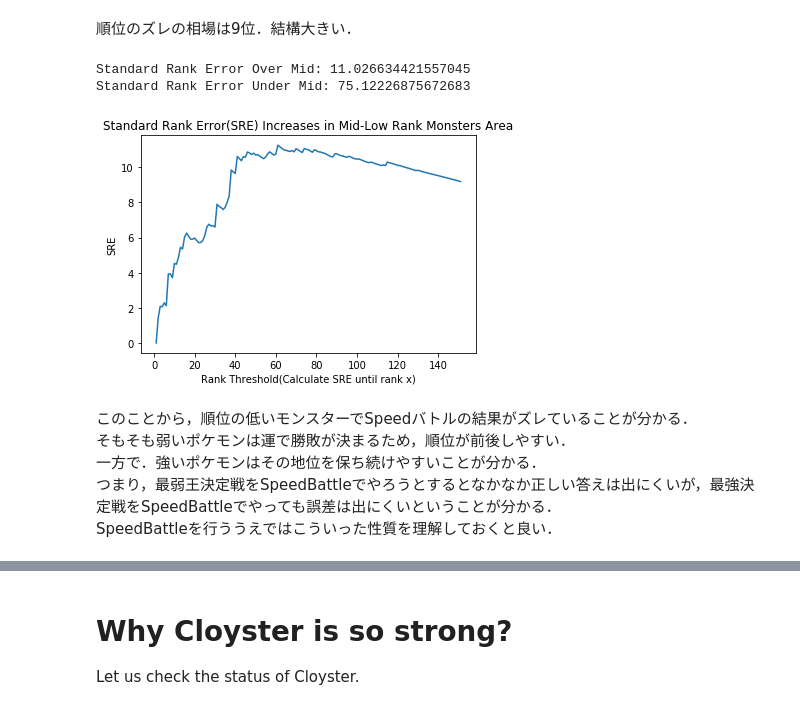
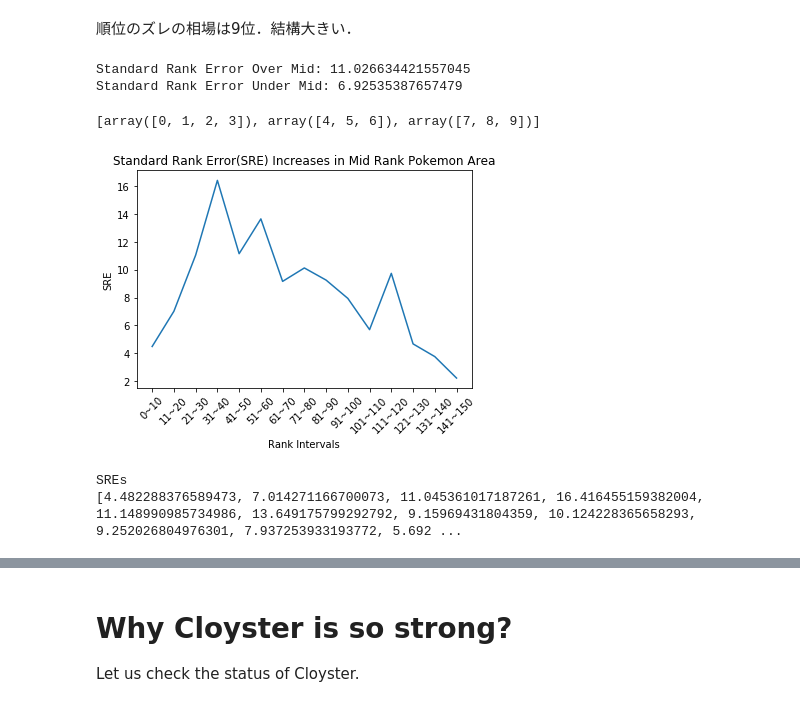
Before and after one commit to fuurin/CSFundImageProcessing, a Jupyter notebook: 第3回.ipynb, the cells around one changed output, grey strips where cells are left out. Saved outputs shown, nothing was run; the diff lists cells and outputs as text; code cells hidden in the pictures.

```diff
--- a/第3回.ipynb
+++ b/第3回.ipynb
@@ -119,0 +122,13 @@ for name,listOfTypes in listOfNamesAndTypes:
+# %%
+def copyMonster(p):
+    return Monster(*[copy(f) for f in p])
+
+p1 = copyMonster(pokeList[np.random.randint(0, len(pokeList))])
+p2 = copyMonster(t1)
+print(p1)
+print(p2)
+
+p1.hitpoint[1] = 0
+
+print(p1)
+print(p2)
@@ -343,11 +351,13 @@ Pinsir is out of normal ranking top 10
 どうやら実際の順位とのズレはあまりなさそう．
 実際の順位との距離の相場，すなわち順位の二乗誤差を取ってみる．
 # %%
-def std_rank_error(ranking):
+def std_rank_error(ranking, offset=0, verbose=False):
     normal_ranking_list = list(normal_ranking)
     ranking_error = []
     for rank, p in enumerate(ranking):
-        ranking_error.append((normal_ranking_list.index(p) - rank) ** 2)
+        diff = (normal_ranking_list.index(p) - rank - offset)
+        if verbose: print(rank, normal_ranking_list.index(p), p.name, diff)
+        ranking_error.append(diff ** 2)
 
     return math.sqrt(sum(ranking_error) / len(ranking_error))
 
@@ -358,23 +368,29 @@ Standard Rank Error: 9.194008990886582
 順位のズレの相場は9位．結構大きい．
 # %%
 print("Standard Rank Error Over Mid:", std_rank_error(speed_ranking[:75]))
-print("Standard Rank Error Under Mid:", std_rank_error(speed_ranking[75:]))
+print("Standard Rank Error Under Mid:", std_rank_error(speed_ranking[75:], offset=75))
 # %% [output]
 Standard Rank Error Over Mid: 11.026634421557045
-Standard Rank Error Under Mid: 75.12226875672683
+Standard Rank Error Under Mid: 6.92535387657479
+# %%
+a = np.arange(10)
+np.array_split(a, 3)
+# %% [output]
+[array([0, 1, 2, 3]), array([4, 5, 6]), array([7, 8, 9])]
 # %%
-x = range(1, len(pokeList) + 1)
-y = [std_rank_error(speed_ranking[:r]) for r in x]
+speed_ranking_id = [p.index for p in speed_ranking]
+intervals = np.array_split(speed_ranking_id, 15)
+y = [std_rank_error([pokeList[p] for p in interval], offset=speed_ranking_id.index(interval[0])) for interval in intervals]
+x = [f"{speed_ranking_id.index(interval[0])}~{speed_ranking_id.index(interval[-1])}" for interval in intervals]
 plt.plot(x,y)
-plt.title("Standard Rank Error(SRE) Increases in Mid-Low Rank Monsters Area")
-plt.xlabel("Rank Threshold(Calculate SRE until rank x)")
+plt.title("Standard Rank Error(SRE) Increases in Mid Rank Pokemon Area")
+plt.xlabel("Rank Intervals")
+plt.xticks(x, rotation=45)
 plt.ylabel("SRE")
 plt.show()
+print("SREs")
+print(y)
 # %% [output]
-[figure, old version]
+[figure, new version]
+SREs
+[4.482288376589473, 7.014271166700073, 11.045361017187261, 16.416455159382004, 11.148990985734986, 13.649175799292792, 9.15969431804359, 10.124228365658293, 9.252026804976301, 7.937253933193772, 5.692 ...
-# %% [markdown]
-このことから，順位の低いモンスターでSpeedバトルの結果がズレていることが分かる．
-そもそも弱いポケモンは運で勝敗が決まるため，順位が前後しやすい．
-一方で．強いポケモンはその地位を保ち続けやすいことが分かる．
-つまり，最弱王決定戦をSpeedBattleでやろうとするとなかなか正しい答えは出にくいが，最強決定戦をSpeedBattleでやっても誤差は出にくいということが分かる．
-SpeedBattleを行ううえではこういった性質を理解しておくと良い．
```
Also changed, not shown: parts of 10 cells of this notebook, 1 other file.
